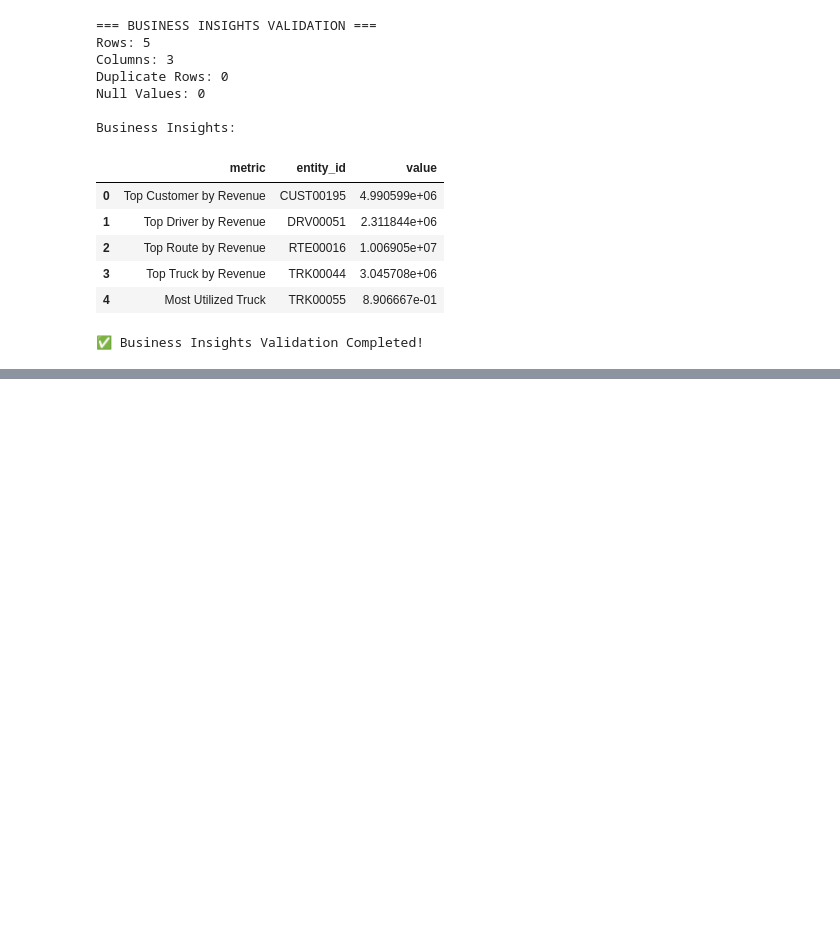
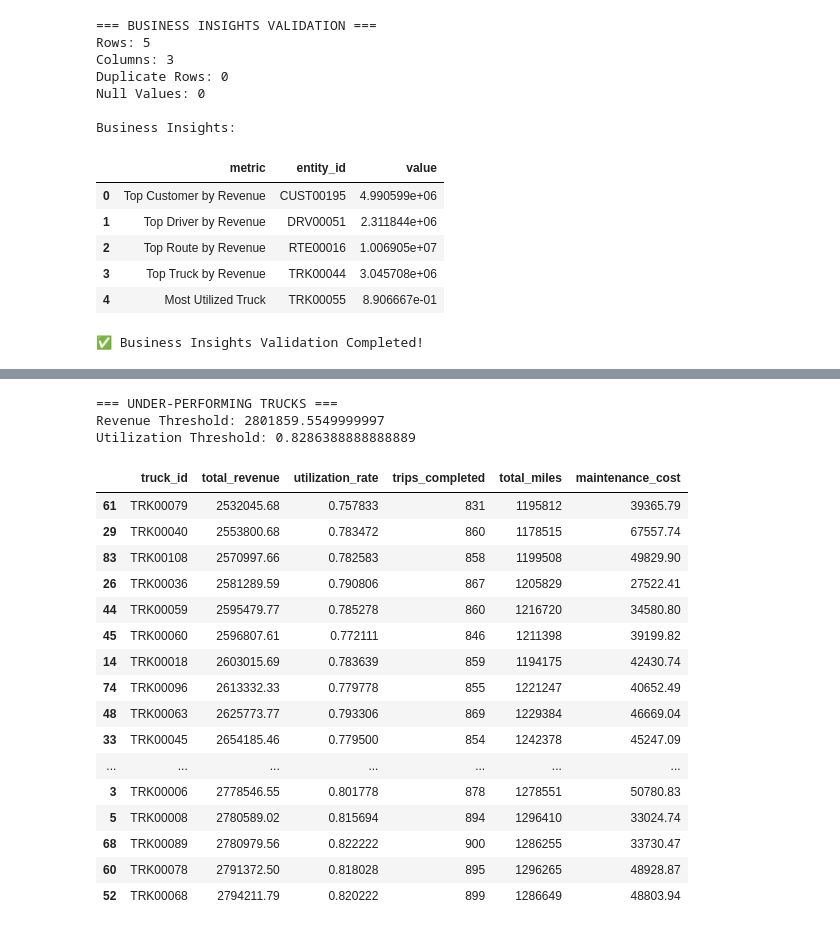
Before and after one commit to yashkolhe-data/Logistics_Data_Pipeline, a Jupyter notebook: Notebooks/03_Gold_Business_Transformation.ipynb, the cells around one changed output, grey strips where cells are left out. Saved outputs shown, nothing was run; the diff lists cells and outputs as text; code cells hidden in the pictures; blank space fills up the shorter version.

Commit message:
Added Day 7 KPI summary and business analysis

```diff
--- a/Notebooks/03_Gold_Business_Transformation.ipynb
+++ b/Notebooks/03_Gold_Business_Transformation.ipynb
@@ -1064,0 +1346,45 @@ Business Insights:
+# %%
+# Under-Performing Trucks
+
+low_revenue_threshold = truck_summary["total_revenue"].median()
+low_utilization_threshold = truck_summary["utilization_rate"].median()
+
+underperforming_trucks = truck_summary[
+    (truck_summary["total_revenue"] < low_revenue_threshold) &
+    (truck_summary["utilization_rate"] < low_utilization_threshold)
+].sort_values(
+    by="total_revenue",
+    ascending=True
+)
+
+print("=== UNDER-PERFORMING TRUCKS ===")
+print("Revenue Threshold:", low_revenue_threshold)
+print("Utilization Threshold:", low_utilization_threshold)
+
+display(
+    underperforming_trucks[
+        ["truck_id", "total_revenue", "utilization_rate",
+         "trips_completed", "total_miles", "maintenance_cost"]
+    ]
+)
+# %% [output]
+=== UNDER-PERFORMING TRUCKS ===
+Revenue Threshold: 2801859.5549999997
+Utilization Threshold: 0.8286388888888889
+|  | truck_id | total_revenue | utilization_rate | trips_completed | total_miles | maintenance_cost |
+| 61 | TRK00079 | 2532045.68 | 0.757833 | 831 | 1195812 | 39365.79 |
+| 29 | TRK00040 | 2553800.68 | 0.783472 | 860 | 1178515 | 67557.74 |
+| 83 | TRK00108 | 2570997.66 | 0.782583 | 858 | 1199508 | 49829.90 |
+| 26 | TRK00036 | 2581289.59 | 0.790806 | 867 | 1205829 | 27522.41 |
+| 44 | TRK00059 | 2595479.77 | 0.785278 | 860 | 1216720 | 34580.80 |
+| 45 | TRK00060 | 2596807.61 | 0.772111 | 846 | 1211398 | 39199.82 |
+| 14 | TRK00018 | 2603015.69 | 0.783639 | 859 | 1194175 | 42430.74 |
+| 74 | TRK00096 | 2613332.33 | 0.779778 | 855 | 1221247 | 40652.49 |
+| 48 | TRK00063 | 2625773.77 | 0.793306 | 869 | 1229384 | 46669.04 |
+| 33 | TRK00045 | 2654185.46 | 0.779500 | 854 | 1242378 | 45247.09 |
+| ... | ... | ... | ... | ... | ... | ... |
+| 3 | TRK00006 | 2778546.55 | 0.801778 | 878 | 1278551 | 50780.83 |
+| 5 | TRK00008 | 2780589.02 | 0.815694 | 894 | 1296410 | 33024.74 |
+| 68 | TRK00089 | 2780979.56 | 0.822222 | 900 | 1286255 | 33730.47 |
+| 60 | TRK00078 | 2791372.50 | 0.818028 | 895 | 1296265 | 48928.87 |
+| 52 | TRK00068 | 2794211.79 | 0.820222 | 899 | 1286649 | 48803.94 |
```
Also changed, not shown: parts of 15 cells of this notebook, 1 other file.
